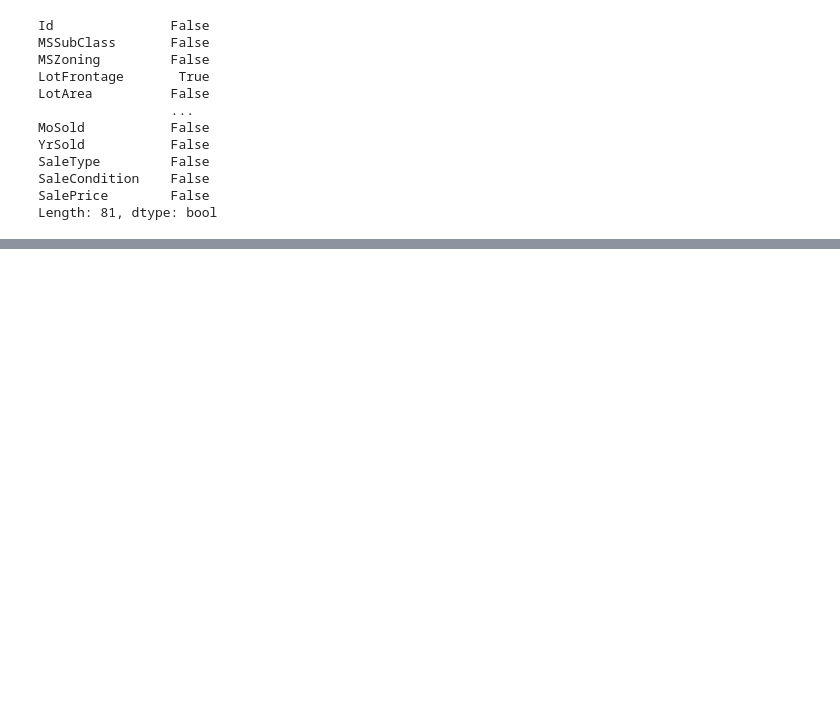
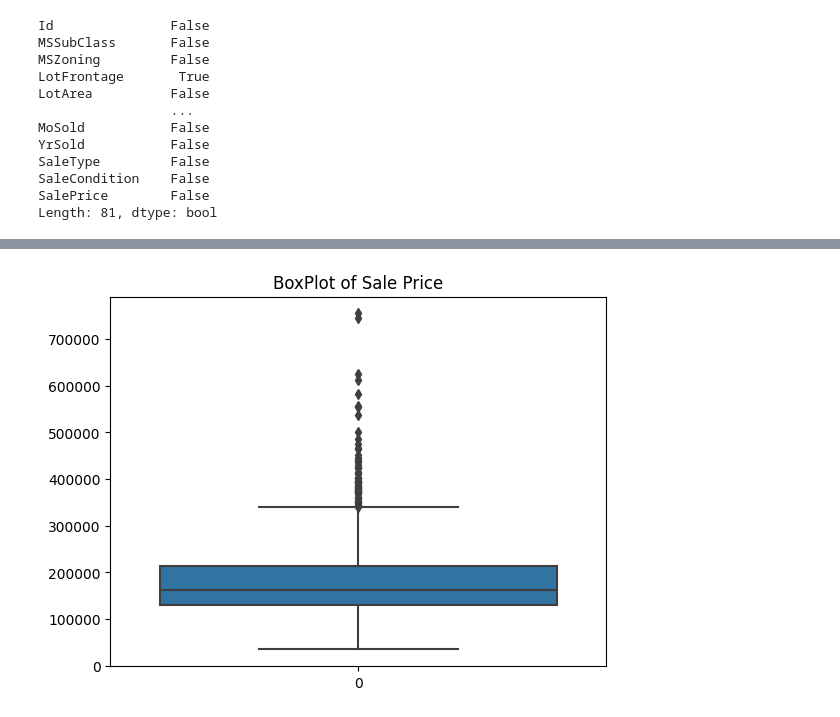
Before and after one commit to lunatic-bot/MLPracticeExercises, a Jupyter notebook: AdvancedHousePricePrediction.ipynb, the cells around one changed output, grey strips where cells are left out. Cells and saved outputs as stored; diff of their text form; code cells hidden in the pictures; blank space fills up the shorter version.

```diff
--- a/AdvancedHousePricePrediction.ipynb
+++ b/AdvancedHousePricePrediction.ipynb
@@ -83,0 +141,6 @@ Length: 81, dtype: bool
+# %%
+sns.boxplot(train_data['SalePrice'])
+plt.title("BoxPlot of Sale Price")
+plt.show()
+# %% [output]
+[figure, added]
```
Also changed, not shown: parts of 84 cells of this notebook, 1 other file.
